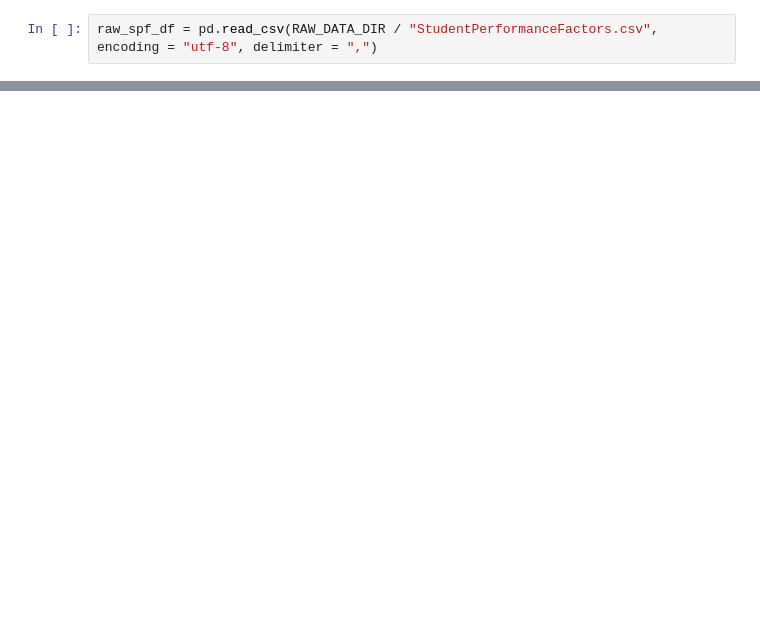
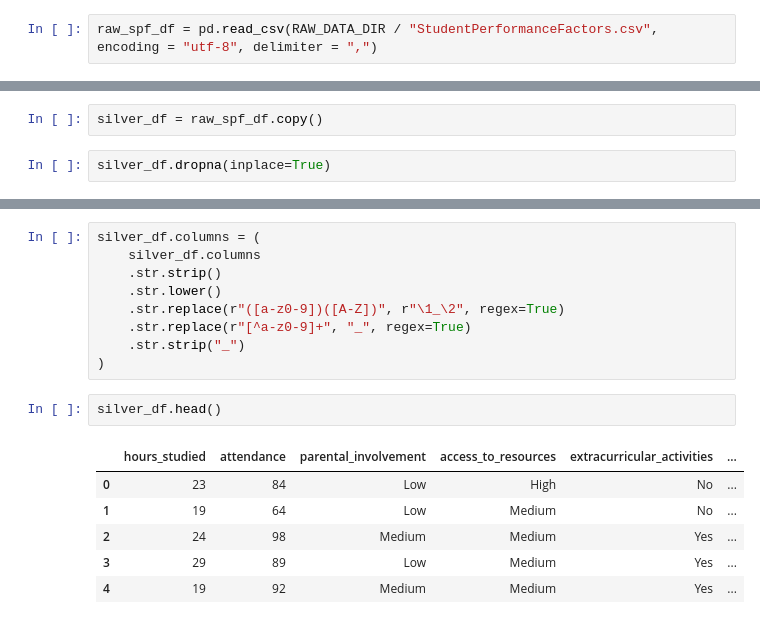
Before and after one commit to Sebastian-Saverino/school-analytics-report-practice, a Jupyter notebook: notebooks/data_explore.ipynb, the cells around one changed output, grey strips where cells are left out. Saved outputs shown, nothing was run; the diff lists cells and outputs as text; blank space fills up the shorter version.

```diff
--- a/notebooks/data_explore.ipynb
+++ b/notebooks/data_explore.ipynb
@@ -99,0 +133,4 @@ raw_spf_df.head()
+# %%
+silver_df = raw_spf_df.copy()
+# %%
+silver_df.dropna(inplace=True)
@@ -99,0 +152,18 @@ raw_spf_df.head()
+# %%
+silver_df.columns = (
+    silver_df.columns
+    .str.strip()
+    .str.lower()
+    .str.replace(r"([a-z0-9])([A-Z])", r"\1_\2", regex=True)
+    .str.replace(r"[^a-z0-9]+", "_", regex=True)
+    .str.strip("_")
+)
+# %%
+silver_df.head()
+# %% [output]
+|  | hours_studied | attendance | parental_involvement | access_to_resources | extracurricular_activities | ... |
+| 0 | 23 | 84 | Low | High | No | ... |
+| 1 | 19 | 64 | Low | Medium | No | ... |
+| 2 | 24 | 98 | Medium | Medium | Yes | ... |
+| 3 | 29 | 89 | Low | Medium | Yes | ... |
+| 4 | 19 | 92 | Medium | Medium | Yes | ... |
```
Also changed, not shown: parts of 16 cells of this notebook, 4 other files.
